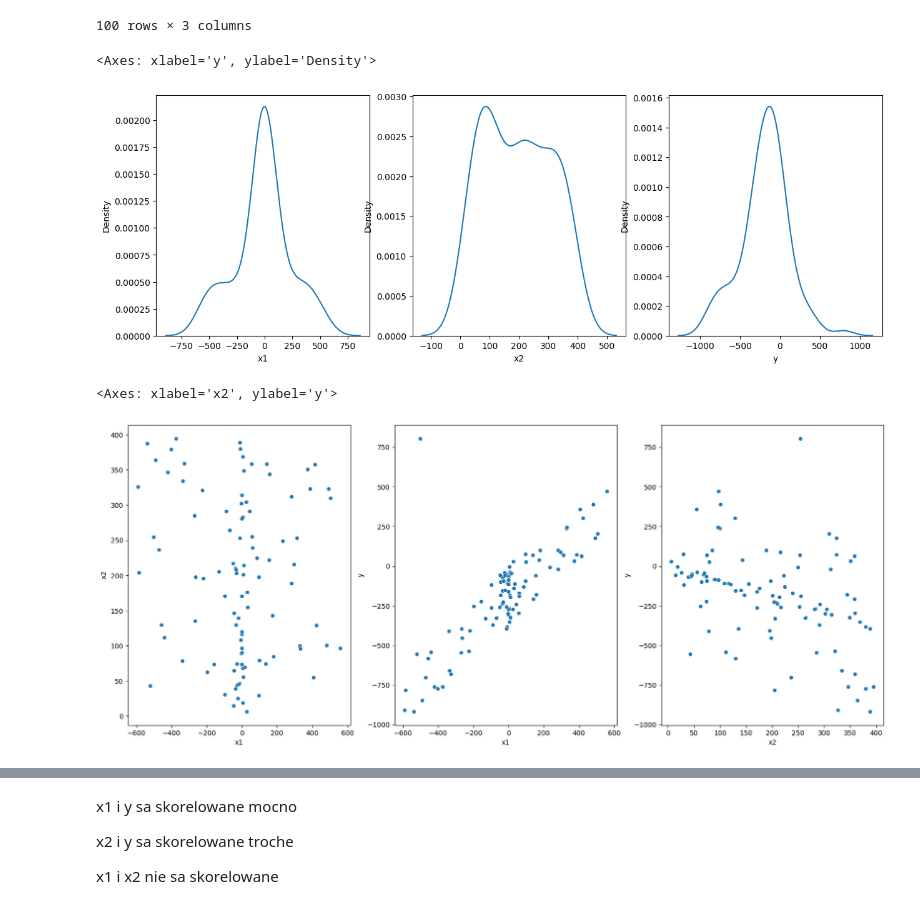
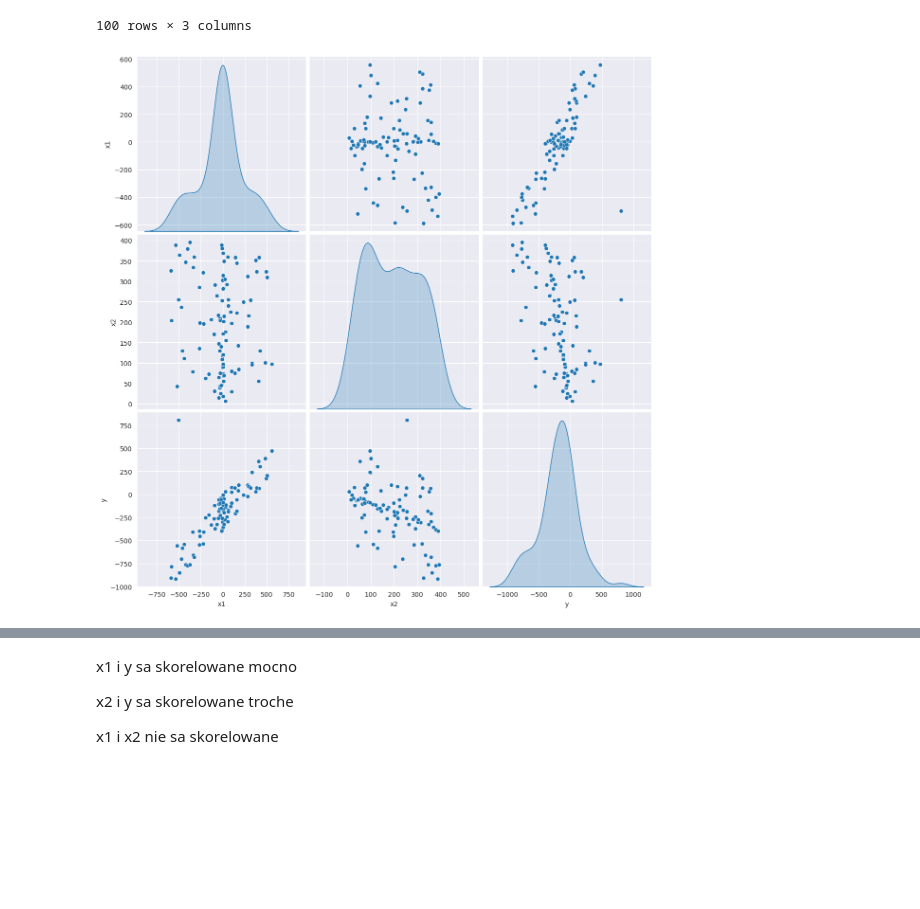
Before and after one commit to rektyyy/Artificial-Intelligence, a Jupyter notebook: ML/exercises/2/Assignment_2.ipynb, the cells around one changed output, grey strips where cells are left out. Saved outputs shown, nothing was run; the diff lists cells and outputs as text; code cells hidden in the pictures; blank space fills up the shorter version.

```diff
--- a/ML/exercises/2/Assignment_2.ipynb
+++ b/ML/exercises/2/Assignment_2.ipynb
@@ -28,22 +30,11 @@ df1
 | 98 | 56.275054 | 358.844104 | -295.829934 |
 | 99 | 282.924111 | 311.950218 | -20.108246 |
 100 rows × 3 columns
-# %%
-fig, axes = plt.subplots(1, 3, figsize=(15, 5))
-sns.kdeplot(df1['x1'], ax=axes[0])
-sns.kdeplot(df1['x2'], ax=axes[1])
-sns.kdeplot(df1['y'], ax=axes[2])
-# %% [output]
-<Axes: xlabel='y', ylabel='Density'>
-[figure, removed]
-# %%
-fig, axes = plt.subplots(1, 3, figsize=(20, 8))
-sns.scatterplot(df1, x='x1', y='x2', ax=axes[0])
-sns.scatterplot(df1, x='x1', y='y', ax=axes[1])
-sns.scatterplot(df1, x='x2', y='y', ax=axes[2])
-# %% [output]
-<Axes: xlabel='x2', ylabel='y'>
-[figure, removed]
+# %%
+sns.pairplot(df1, diag_kind='kde', height=4)
+plt.show()
+# %% [output]
+[figure, added]
 # %%
 sns.heatmap(df1.corr(), annot=True, fmt=".2f", cmap="coolwarm")
 # %% [output]
```
Also changed, not shown: parts of 52 cells of this notebook.
